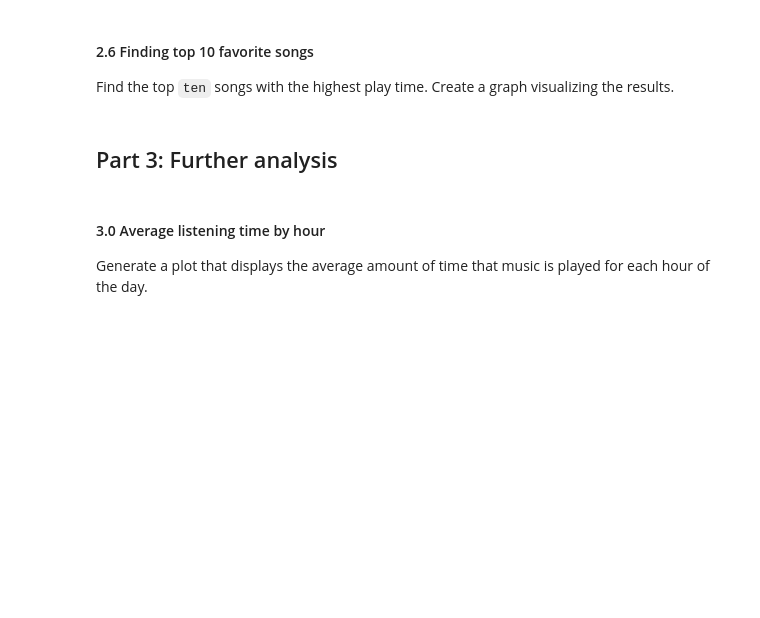
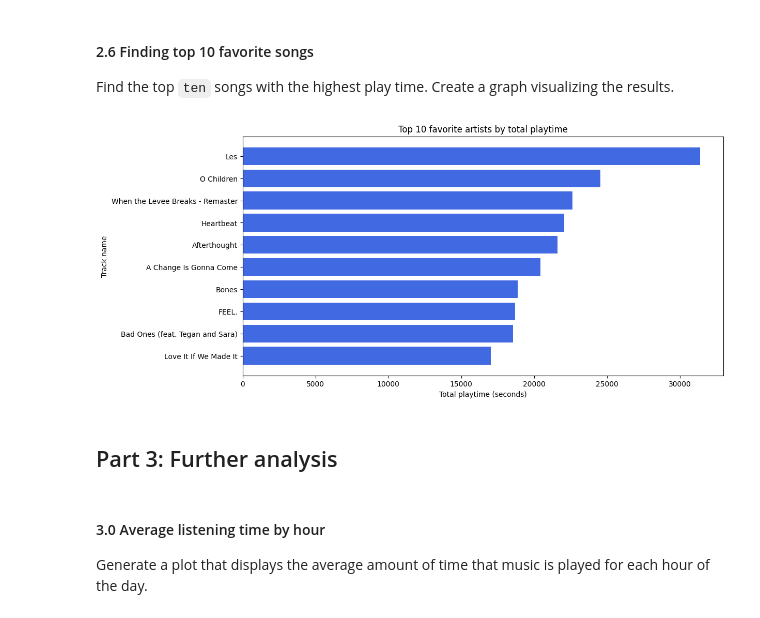
Before and after one commit to jwestpla/DAT200_compulsaries, a Jupyter notebook: CA1/CA1_spotify.ipynb, the cells around one changed output. Drawn from its saved outputs; the diff is of its cells as text; code cells hidden in the pictures; blank space fills up the shorter version.

```diff
--- a/CA1/CA1_spotify.ipynb
+++ b/CA1/CA1_spotify.ipynb
@@ -193,6 +251,23 @@ Find the top `ten` artists with the highest total play time (in seconds). Plot y
 # %% [markdown]
 #### 2.6 Finding top 10 favorite songs
 Find the top `ten` songs with the highest play time. Create a graph visualizing the results.
+# %%
+songs_df = clean_df[["trackName", "secPlayed"]].copy()
+songs_df = songs_df.groupby(["trackName"]).sum()
+songs_df = songs_df.sort_values("secPlayed", ascending=False)
+songs_df.head(10)
+top_10_songs = songs_df.head(10).reset_index()
+
+
+plt.figure(figsize=(12, 6))
+plt.barh(top_10_songs["trackName"], top_10_songs["secPlayed"], color="royalblue")
+plt.xlabel("Total playtime (seconds)")
+plt.ylabel("Track name")
+plt.title("Top 10 favorite artists by total playtime")
+plt.gca().invert_yaxis()
+plt.show()
+# %% [output]
+[figure, added]
 # %% [markdown]
 ## Part 3: Further analysis
 # %% [markdown]
```
Also changed, not shown: parts of 4 cells of this notebook.
